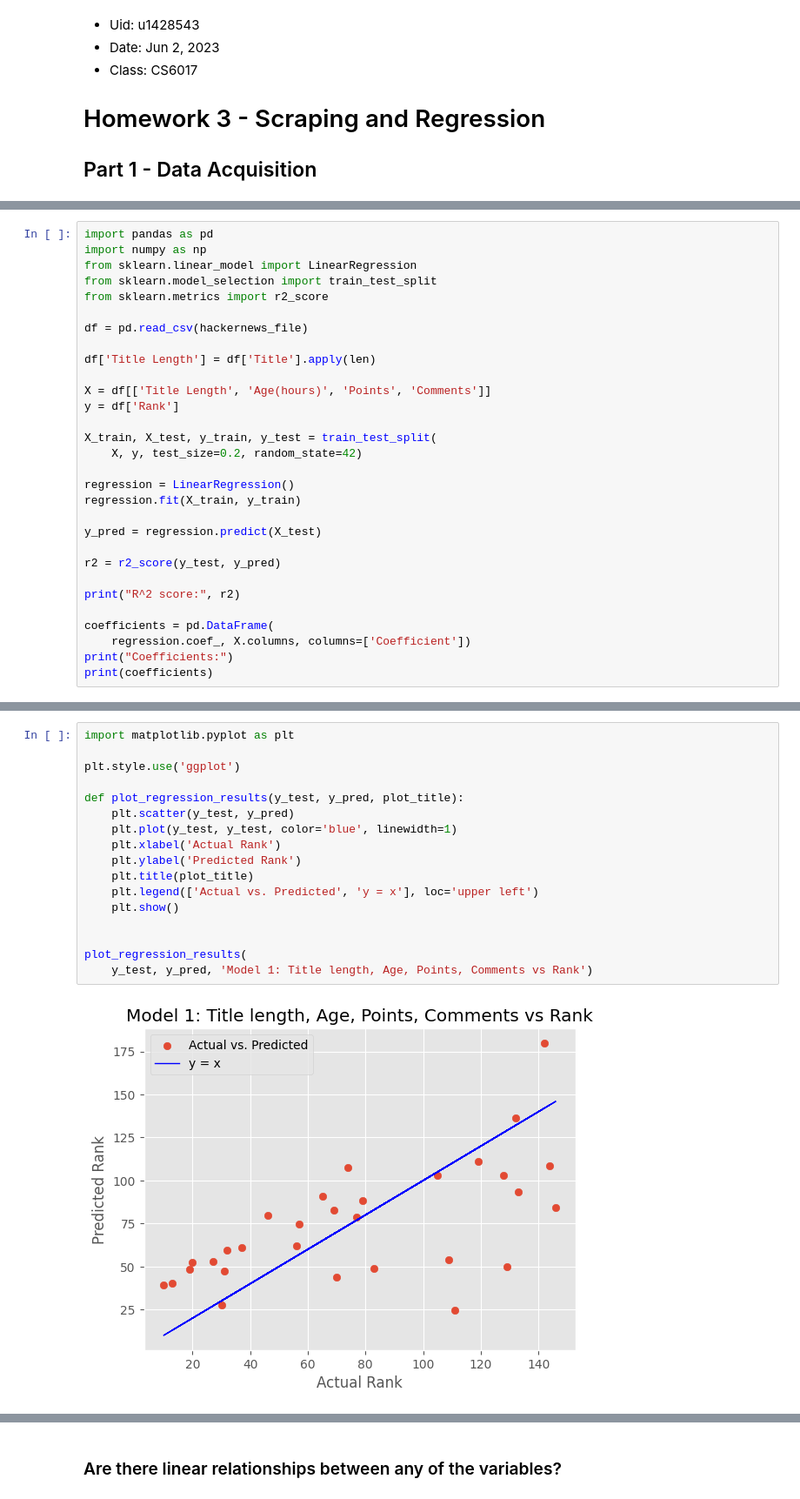
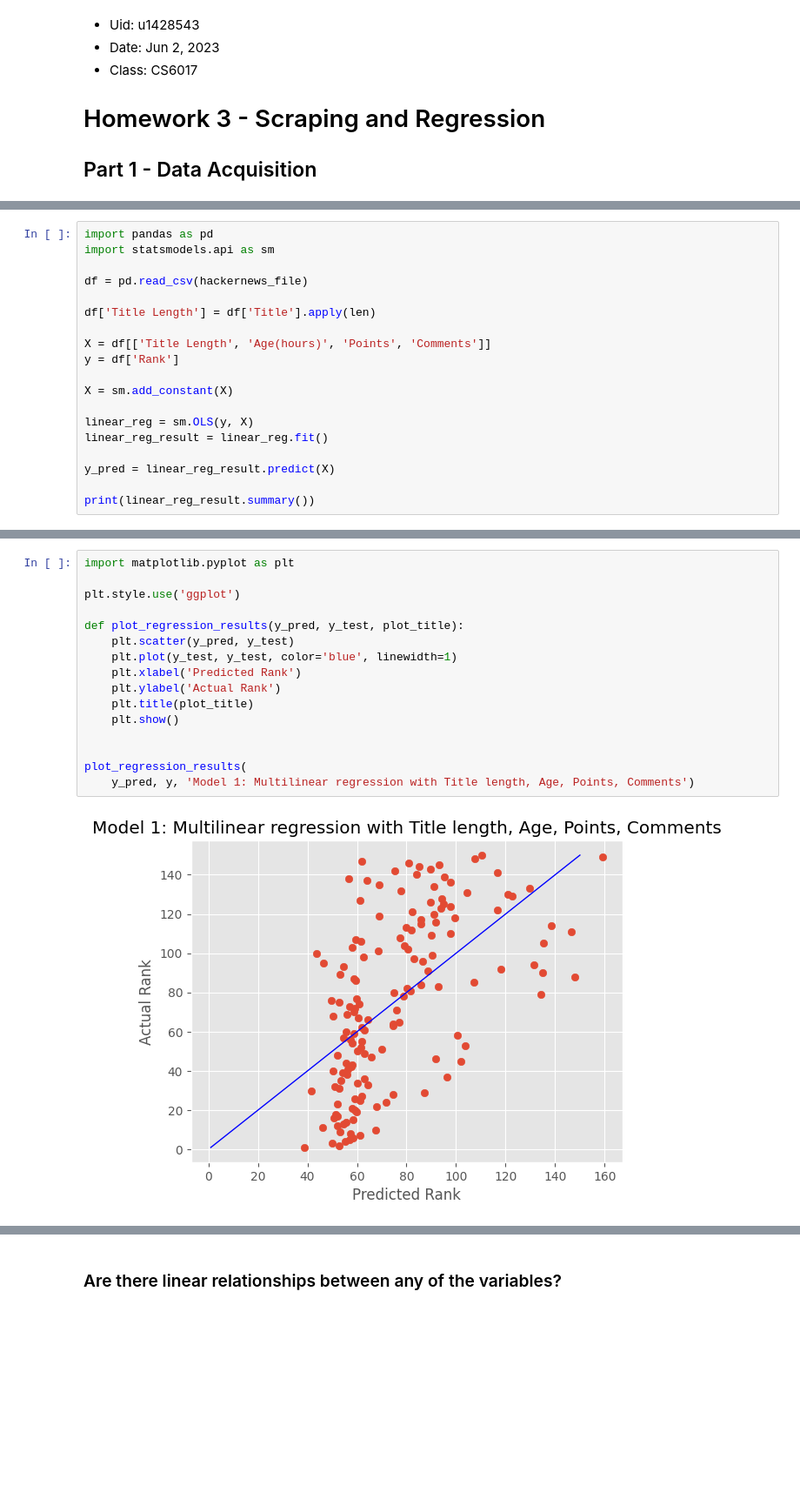
Before and after one commit to YuanRuQian/cs6017-labs, a Jupyter notebook: HW3/HW3.ipynb, the cells around one changed output, grey strips where cells are left out. Shown: that part at 87% size. Cells and saved outputs as stored; diff of their text form; blank space fills up the shorter version.

```diff
--- a/HW3/HW3.ipynb
+++ b/HW3/HW3.ipynb
@@ -73,9 +80,6 @@ def scrape_hackernews_stories():
 # %%
 import pandas as pd
-import numpy as np
-from sklearn.linear_model import LinearRegression
-from sklearn.model_selection import train_test_split
-from sklearn.metrics import r2_score
+import statsmodels.api as sm
 
 df = pd.read_csv(hackernews_file)
 
@@ -84,20 +88,12 @@ df['Title Length'] = df['Title'].apply(len)
 X = df[['Title Length', 'Age(hours)', 'Points', 'Comments']]
 y = df['Rank']
 
-X_train, X_test, y_train, y_test = train_test_split(
-    X, y, test_size=0.2, random_state=42)
+X = sm.add_constant(X)
 
-regression = LinearRegression()
-regression.fit(X_train, y_train)
+linear_reg = sm.OLS(y, X)
+linear_reg_result = linear_reg.fit()
 
-y_pred = regression.predict(X_test)
+y_pred = linear_reg_result.predict(X)
 
-r2 = r2_score(y_test, y_pred)
-
-print("R^2 score:", r2)
-
-coefficients = pd.DataFrame(
-    regression.coef_, X.columns, columns=['Coefficient'])
-print("Coefficients:")
-print(coefficients)
+print(linear_reg_result.summary())
 # %% [output]
@@ -111,19 +117,18 @@ Comments        -0.459907
 # %%
 import matplotlib.pyplot as plt
 
 plt.style.use('ggplot')
 
-def plot_regression_results(y_test, y_pred, plot_title):
-    plt.scatter(y_test, y_pred)
+def plot_regression_results(y_pred, y_test, plot_title):
+    plt.scatter(y_pred, y_test)
     plt.plot(y_test, y_test, color='blue', linewidth=1)
-    plt.xlabel('Actual Rank')
-    plt.ylabel('Predicted Rank')
+    plt.xlabel('Predicted Rank')
+    plt.ylabel('Actual Rank')
     plt.title(plot_title)
-    plt.legend(['Actual vs. Predicted', 'y = x'], loc='upper left')
     plt.show()
 
 
 plot_regression_results(
-    y_test, y_pred, 'Model 1: Title length, Age, Points, Comments vs Rank')
+    y_pred, y, 'Model 1: Multilinear regression with Title length, Age, Points, Comments')
 # %% [output]
-[figure, old version]
+[figure, new version]
```
Also changed, not shown: parts of 29 cells of this notebook, 1 other file.
